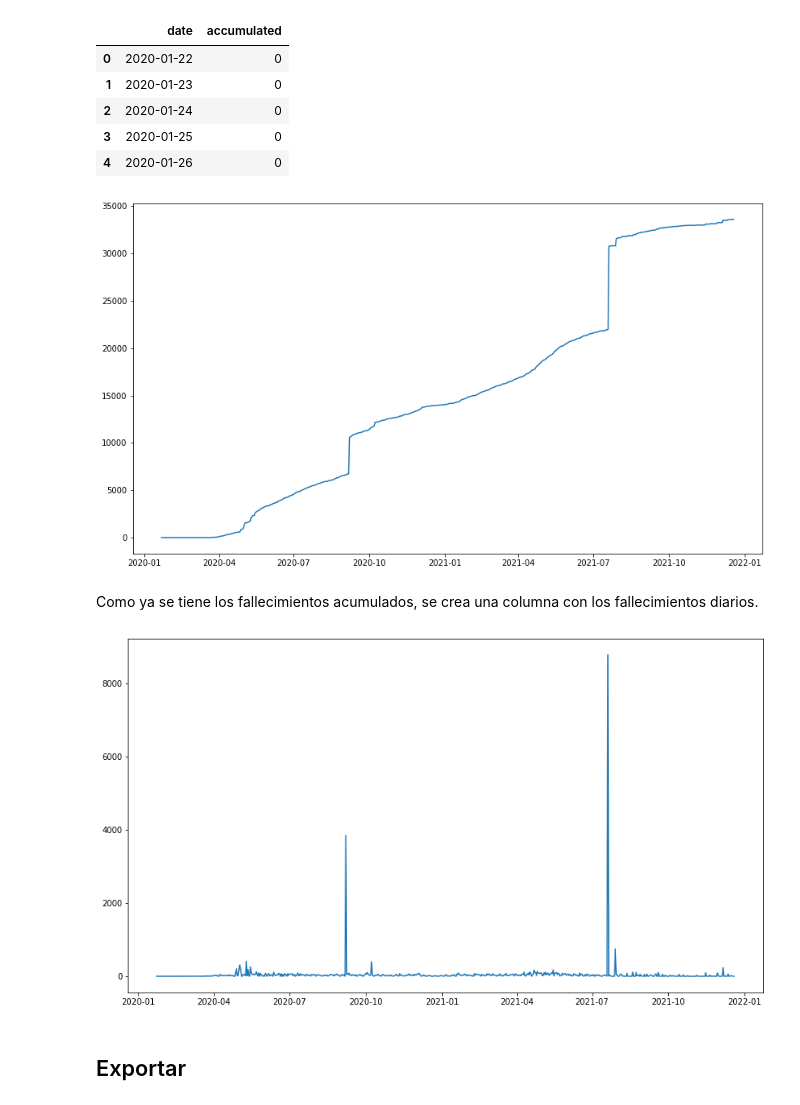
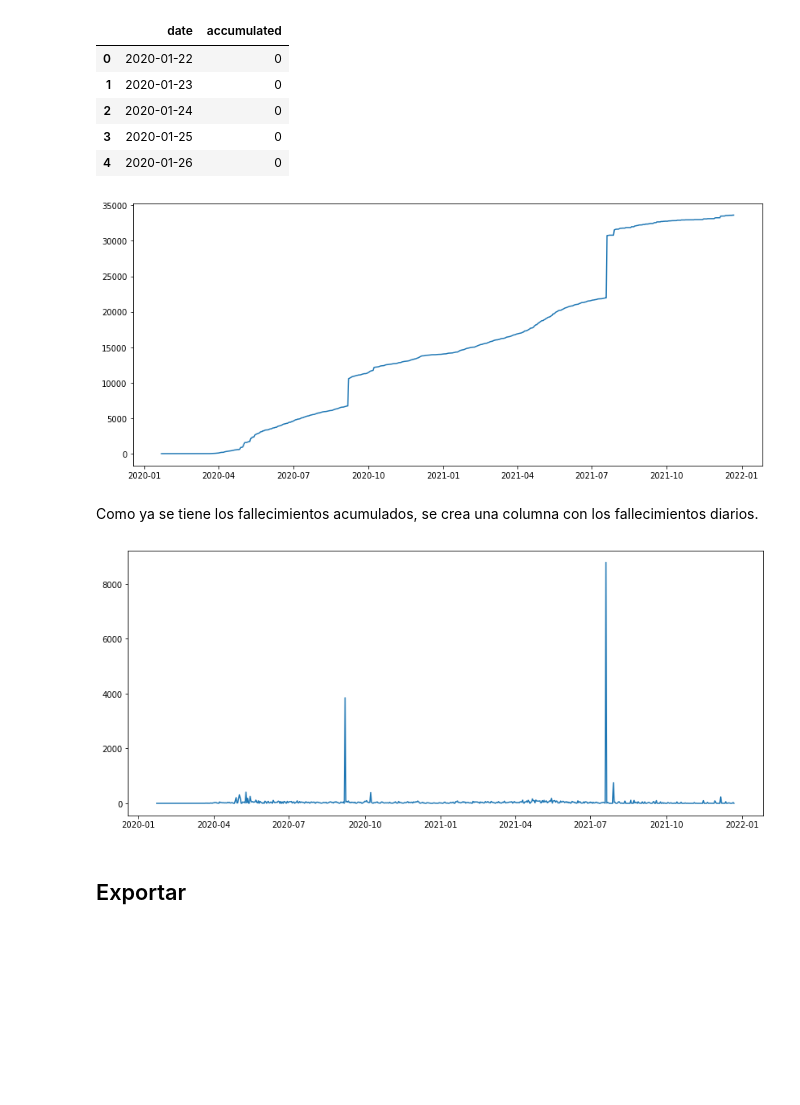
Before and after one commit to anthonymanotoa/covid-ec, a Jupyter notebook: notebooks/1.3-covid_deaths-data_process.ipynb, the cells around one changed output. Saved outputs shown, nothing was run; the diff lists cells and outputs as text; code cells hidden in the pictures; blank space fills up the shorter version.

```diff
--- a/notebooks/1.3-covid_deaths-data_process.ipynb
+++ b/notebooks/1.3-covid_deaths-data_process.ipynb
@@ -44,21 +44,21 @@ deaths.head()
 | 3 | 2020-01-25 | 0 |
 | 4 | 2020-01-26 | 0 |
 # %%
-plt.figure(figsize=[14, 8])
+plt.figure(figsize=[14, 6])
 plt.plot(deaths.date, deaths.accumulated)
 plt.show()
 # %% [output]
-[figure, old version]
+[figure, new version]
 # %% [markdown]
 Como ya se tiene los fallecimientos acumulados, se crea una columna con los fallecimientos diarios.
 # %%
 deaths['new'] = deaths['accumulated'].diff()
 # %%
-plt.figure(figsize=[14, 8])
+plt.figure(figsize=[14, 6])
 plt.plot(deaths.date, deaths.new)
 plt.show()
 # %% [output]
-[figure, old version]
+[figure, new version]
 # %% [markdown]
 ## Exportar
 # %%
```
Also changed, not shown: parts of 2 cells of this notebook, 16 other files.
